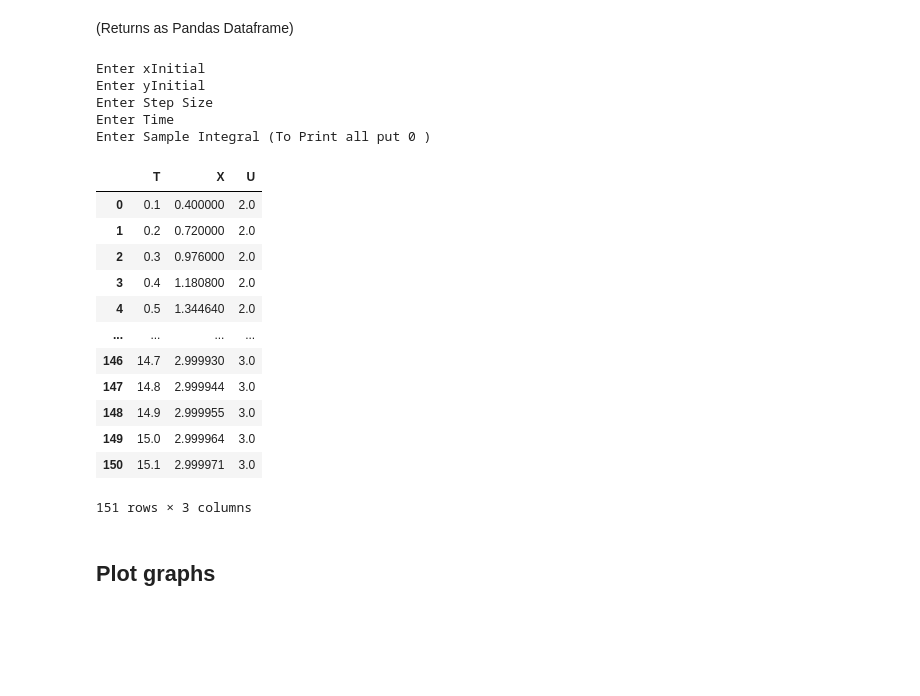
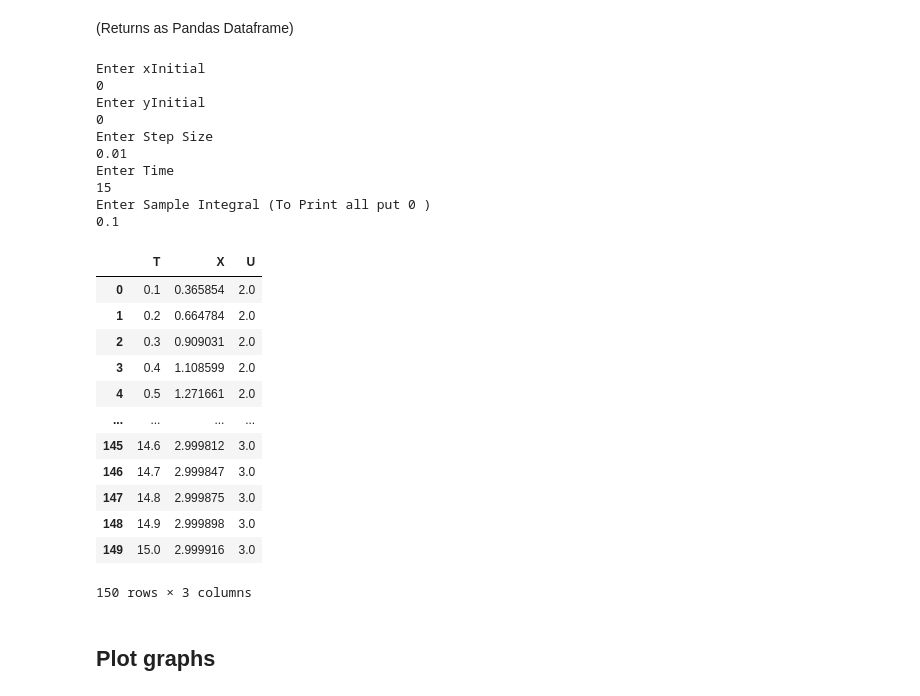
Before and after one commit to JamesDun2866/Computational-Science, a Jupyter notebook: Computational Science.ipynb, the cells around one changed output. Drawn from its saved outputs; the diff is of its cells as text; code cells hidden in the pictures; blank space fills up the shorter version.

```diff
--- a/Computational Science.ipynb
+++ b/Computational Science.ipynb
@@ -100,43 +100,42 @@ def Actualplot(a,b,h,T): #Plot the actual values
 (Returns as Pandas Dataframe)
 # %%
 print ("Enter xInitial") # Ask the user to input Initial X Value
-#xInit = float (input())
+xInit = float (input())
 print ("Enter yInitial") # Ask the user to input Initial Y Value
-#yInit = float (input())
+yInit = float (input())
 print ("Enter Step Size") # Ask the user to input Step Size
-#Step = float (input())
+Step = float (input())
 print ("Enter Time") # Ask the user to input Time Value
-#Time = float (input())
+Time = float (input())
 print ("Enter Sample Integral (To Print all put 0 )") # Ask the user to input Sample Value
-#Integration = float (input())
-
-xInit = 0
-yInit = 0
-Step = 0.1
-Time = 15
-Integration = 0
+Integration = float (input())
 
 df1 = Eulers(xInit,yInit,Step,Time,Integration) # Perform the Eulers method on those parameters and return a pandas dataframe
 df1
 # %% [output]
 Enter xInitial
+0
 Enter yInitial
+0
 Enter Step Size
+0.01
 Enter Time
+15
 Enter Sample Integral (To Print all put 0 )
+0.1
 |  | T | X | U |
-| 0 | 0.1 | 0.400000 | 2.0 |
-| 1 | 0.2 | 0.720000 | 2.0 |
-| 2 | 0.3 | 0.976000 | 2.0 |
-| 3 | 0.4 | 1.180800 | 2.0 |
-| 4 | 0.5 | 1.344640 | 2.0 |
+| 0 | 0.1 | 0.365854 | 2.0 |
+| 1 | 0.2 | 0.664784 | 2.0 |
+| 2 | 0.3 | 0.909031 | 2.0 |
+| 3 | 0.4 | 1.108599 | 2.0 |
+| 4 | 0.5 | 1.271661 | 2.0 |
 | ... | ... | ... | ... |
-| 146 | 14.7 | 2.999930 | 3.0 |
-| 147 | 14.8 | 2.999944 | 3.0 |
-| 148 | 14.9 | 2.999955 | 3.0 |
-| 149 | 15.0 | 2.999964 | 3.0 |
-| 150 | 15.1 | 2.999971 | 3.0 |
+| 145 | 14.6 | 2.999812 | 3.0 |
+| 146 | 14.7 | 2.999847 | 3.0 |
+| 147 | 14.8 | 2.999875 | 3.0 |
+| 148 | 14.9 | 2.999898 | 3.0 |
+| 149 | 15.0 | 2.999916 | 3.0 |
-151 rows × 3 columns
+150 rows × 3 columns
 # %% [markdown]
 ## Plot graphs
 # %% [markdown]
```
Also changed, not shown: parts of 2 cells of this notebook, 1 other file.
